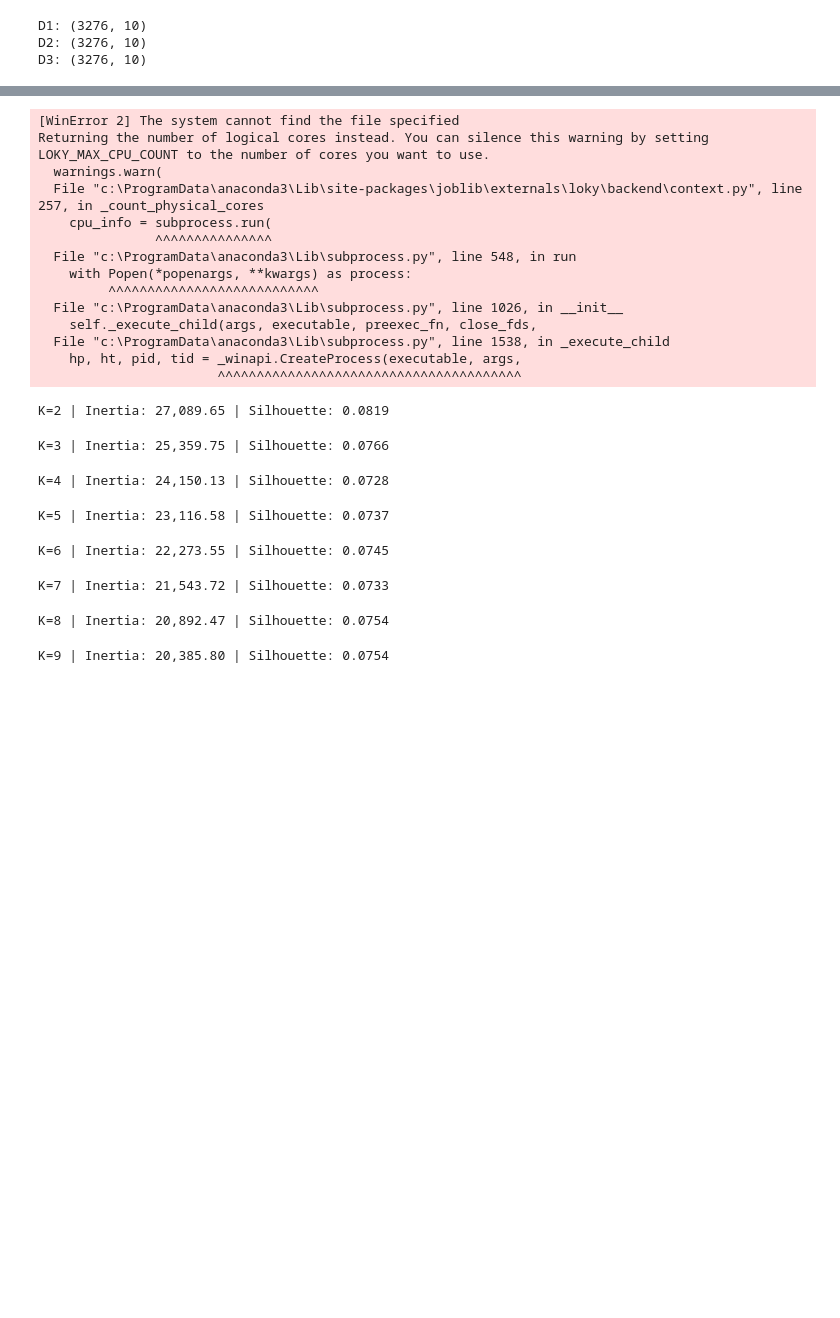
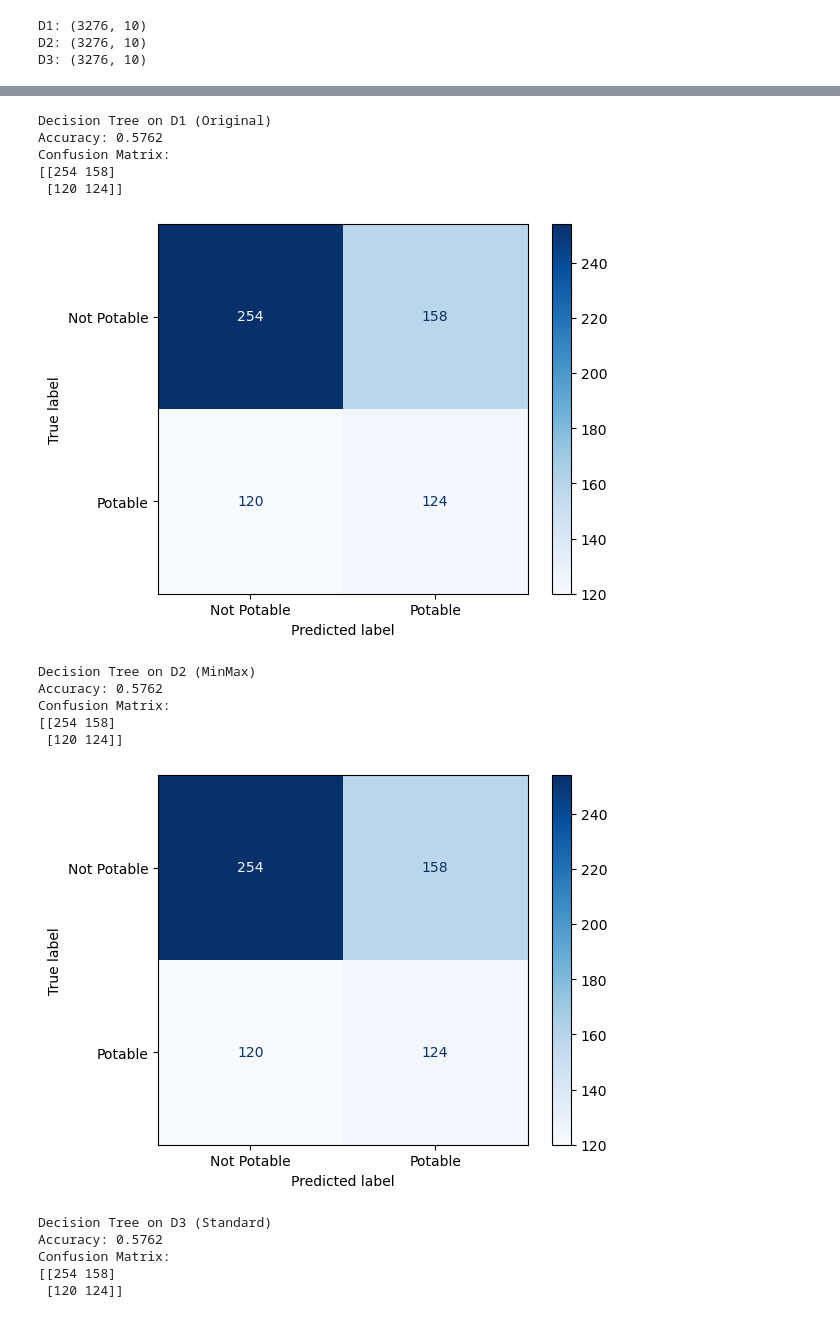
Before and after one commit to ryanpintor/MACHINE-LEARNING-PROJECT, a Jupyter notebook: drea.ipynb, the cells around one changed output, grey strips where cells are left out. Cells and saved outputs as stored; diff of their text form; code cells hidden in the pictures; blank space fills up the shorter version.

```diff
--- a/drea.ipynb
+++ b/drea.ipynb
@@ -147,5 +138,18 @@ dtype: float64
 # %%
-# Drop the label column for clustering
-C1 = D1.drop(columns=['Potability'])
-C2 = D2.drop(columns=['Potability'])
-C3 = D3.drop(columns=['Potability'])
+results = {}
+
+def evaluate_model(model, X_train, X_test, y_train, y_test, model_name, dataset_name):
+    model.fit(X_train, y_train)
+    y_pred = model.predict(X_test)
+    acc = accuracy_score(y_test, y_pred)
+    cm = confusion_matrix(y_test, y_pred)
+
+    print(f'\n{model_name} on {dataset_name}')
+    print(f'Accuracy: {acc:.4f}')
+    print(f'Confusion Matrix:\n{cm}')
+
+    disp = ConfusionMatrixDisplay(confusion_matrix=cm, display_labels=['Not Potable', 'Potable'])
+    disp.plot(cmap='Blues')
+    plt.show()
+
+    return acc
@@ -152,39 +158,22 @@ C3 = D3.drop(columns=['Potability'])
 # %%
-#Find best K using Elbow and Silhouette
-
-k_range = range(2, 11)
-inertias = []
-silhouette_scores = []
-
-for k in k_range:
-    km = KMeans(n_clusters=k, random_state=42, n_init=10)
-    km.fit(C3)
-    inertias.append(km.inertia_)
-    silhouette_scores.append(silhouette_score(C3, km.labels_))
-    print(f'K={k} | Inertia: {km.inertia_:,.2f} | Silhouette: {silhouette_score(C3, km.labels_):.4f}')
-
-best_k = k_range[silhouette_scores.index(max(silhouette_scores))]
-print(f'\nBest K: {best_k} (Silhouette={max(silhouette_scores):.4f})')
+results['DT on D1'] = evaluate_model(DecisionTreeClassifier(random_state=42), X1_train, X1_test, y1_train, y1_test, 'Decision Tree', 'D1 (Original)')
+results['DT on D2'] = evaluate_model(DecisionTreeClassifier(random_state=42), X2_train, X2_test, y2_train, y2_test, 'Decision Tree', 'D2 (MinMax)')
+results['DT on D3'] = evaluate_model(DecisionTreeClassifier(random_state=42), X3_train, X3_test, y3_train, y3_test, 'Decision Tree', 'D3 (Standard)')
 # %% [output]
-[WinError 2] The system cannot find the file specified
-Returning the number of logical cores instead. You can silence this warning by setting LOKY_MAX_CPU_COUNT to the number of cores you want to use.
-  warnings.warn(
-  File "c:\ProgramData\anaconda3\Lib\site-packages\joblib\externals\loky\backend\context.py", line 257, in _count_physical_cores
-    cpu_info = subprocess.run(
-               ^^^^^^^^^^^^^^^
-  File "c:\ProgramData\anaconda3\Lib\subprocess.py", line 548, in run
-    with Popen(*popenargs, **kwargs) as process:
-         ^^^^^^^^^^^^^^^^^^^^^^^^^^^
-  File "c:\ProgramData\anaconda3\Lib\subprocess.py", line 1026, in __init__
-    self._execute_child(args, executable, preexec_fn, close_fds,
-  File "c:\ProgramData\anaconda3\Lib\subprocess.py", line 1538, in _execute_child
-    hp, ht, pid, tid = _winapi.CreateProcess(executable, args,
-                       ^^^^^^^^^^^^^^^^^^^^^^^^^^^^^^^^^^^^^^^
+Decision Tree on D1 (Original)
+Accuracy: 0.5762
+Confusion Matrix:
+[[254 158]
+ [120 124]]
+[figure, added]
-K=2 | Inertia: 27,089.65 | Silhouette: 0.0819
+Decision Tree on D2 (MinMax)
+Accuracy: 0.5762
+Confusion Matrix:
+[[254 158]
+ [120 124]]
+[figure, added]
-K=3 | Inertia: 25,359.75 | Silhouette: 0.0766
+Decision Tree on D3 (Standard)
+Accuracy: 0.5762
+Confusion Matrix:
+[[254 158]
+ [120 124]]
-K=4 | Inertia: 24,150.13 | Silhouette: 0.0728
-K=5 | Inertia: 23,116.58 | Silhouette: 0.0737
-K=6 | Inertia: 22,273.55 | Silhouette: 0.0745
-K=7 | Inertia: 21,543.72 | Silhouette: 0.0733
-K=8 | Inertia: 20,892.47 | Silhouette: 0.0754
-K=9 | Inertia: 20,385.80 | Silhouette: 0.0754
```
Also changed, not shown: parts of 27 cells of this notebook.
